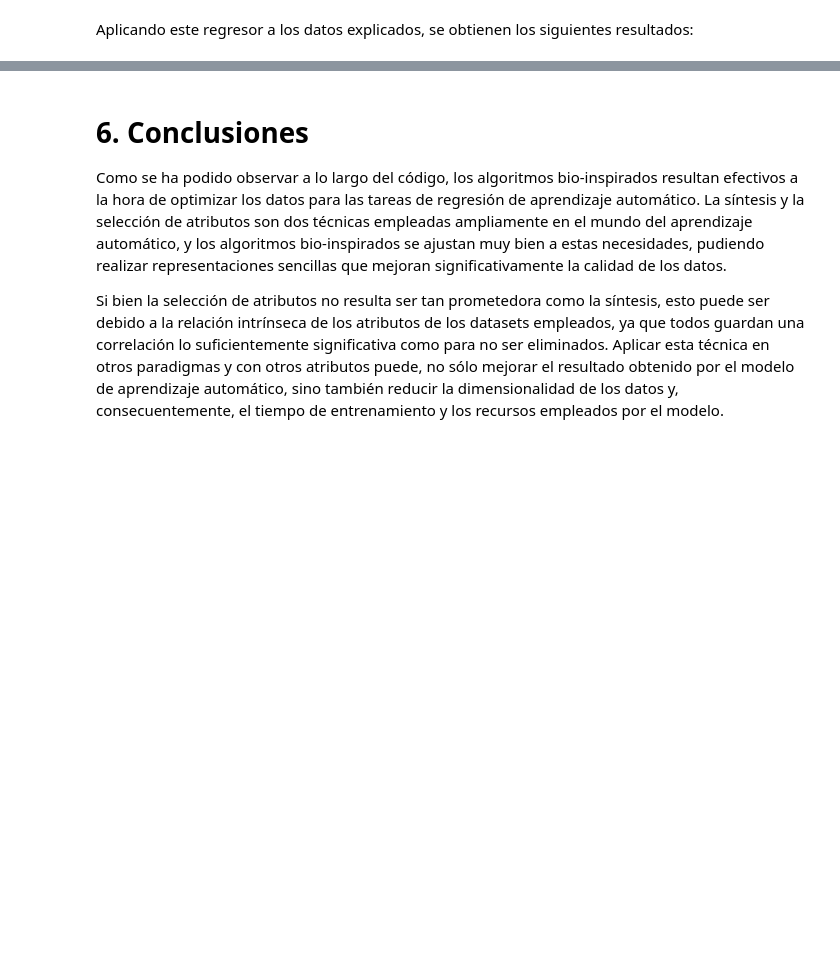
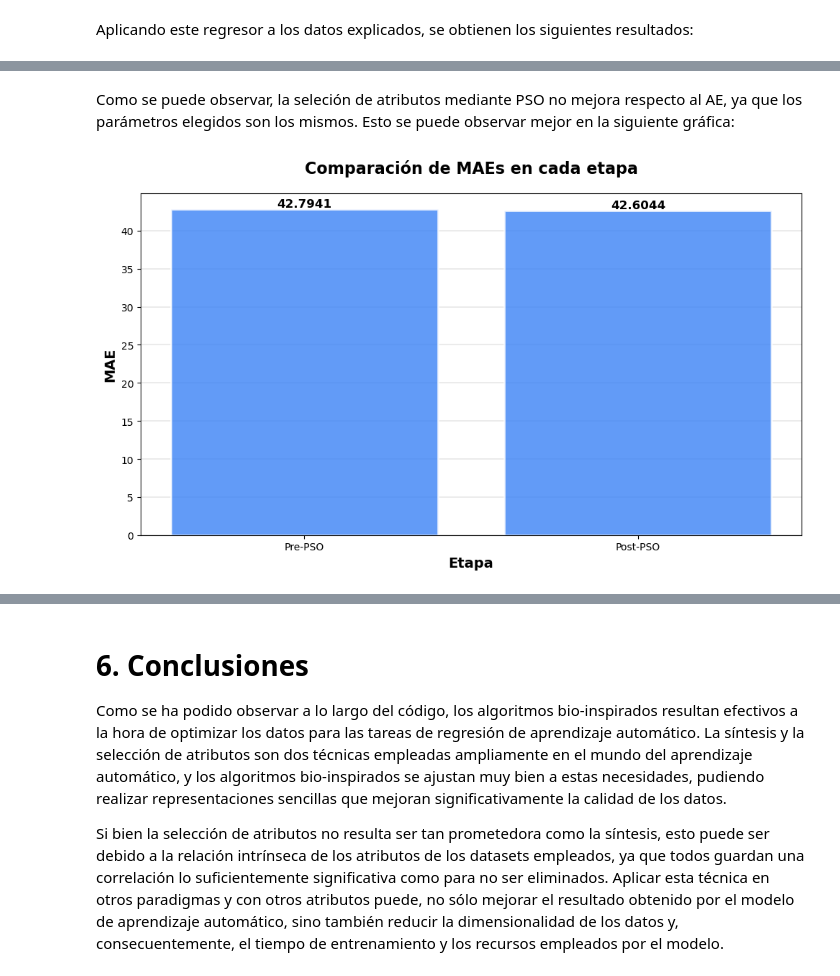
Before and after one commit to ManuGPR/BioIA, a Jupyter notebook: main.ipynb, the cells around one changed output, grey strips where cells are left out. Cells and saved outputs as stored; diff of their text form; code cells hidden in the pictures; blank space fills up the shorter version.

```diff
--- a/main.ipynb
+++ b/main.ipynb
@@ -1433,0 +1718,36 @@ plt.show()
+# %% [markdown]
+Como se puede observar, la seleción de atributos mediante PSO no mejora respecto al AE, ya que los parámetros elegidos son los mismos. Esto se puede observar mejor en la siguiente gráfica:
+# %%
+# Datos
+pasos = ["Pre-PSO", "Post-PSO"]
+maes = [mae_baseline, mejor_mae]
+colores = ['#3B82F6', '#3B82F6']  # Azul
+
+# Creación del gráfico
+fig, ax = plt.subplots(figsize=(10, 6))
+
+bars = ax.bar(pasos, maes, color=colores, alpha=0.8,
+              edgecolor='white', linewidth=2)
+
+# Labels y título
+ax.set_xlabel('Etapa', fontsize=14, fontweight='bold')
+ax.set_ylabel('MAE', fontsize=14, fontweight='bold')
+ax.set_title('Comparación de MAEs en cada etapa',
+             fontsize=16, fontweight='bold', pad=20)
+
+# Añadir valores encima de las barras
+for bar in bars:
+    height = bar.get_height()
+    ax.text(bar.get_x() + bar.get_width()/2., height,
+            f'{height:.4f}',
+            ha='center', va='bottom', fontsize=12, fontweight='bold')
+
+# Grid y estilo
+ax.grid(True, alpha=0.3, axis='y', linestyle='-', linewidth=1.2)
+ax.set_axisbelow(True)
+
+# Ajustar diseño
+plt.tight_layout()
+plt.show()
+# %% [output]
+[figure, added]
```
Also changed, not shown: parts of 20 cells of this notebook.
